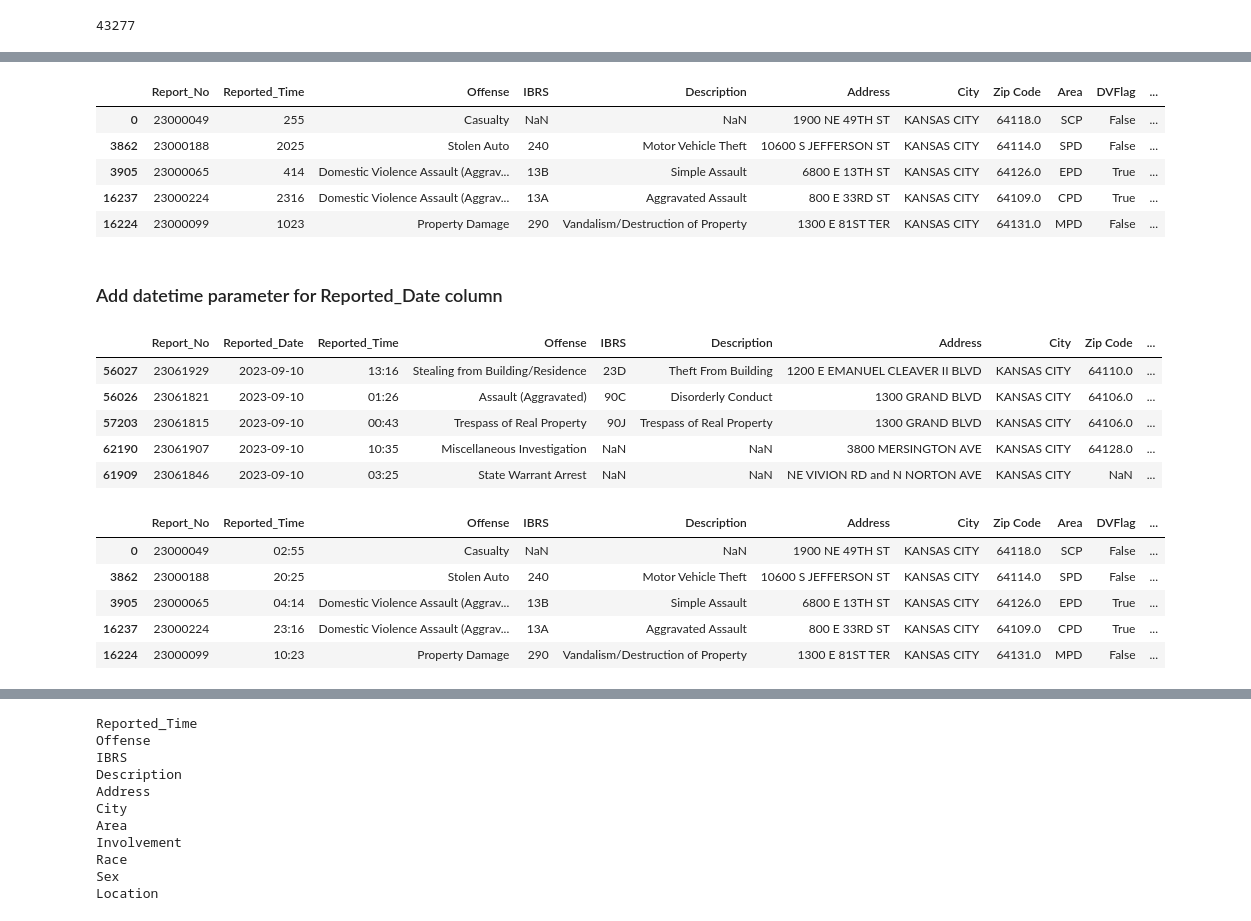
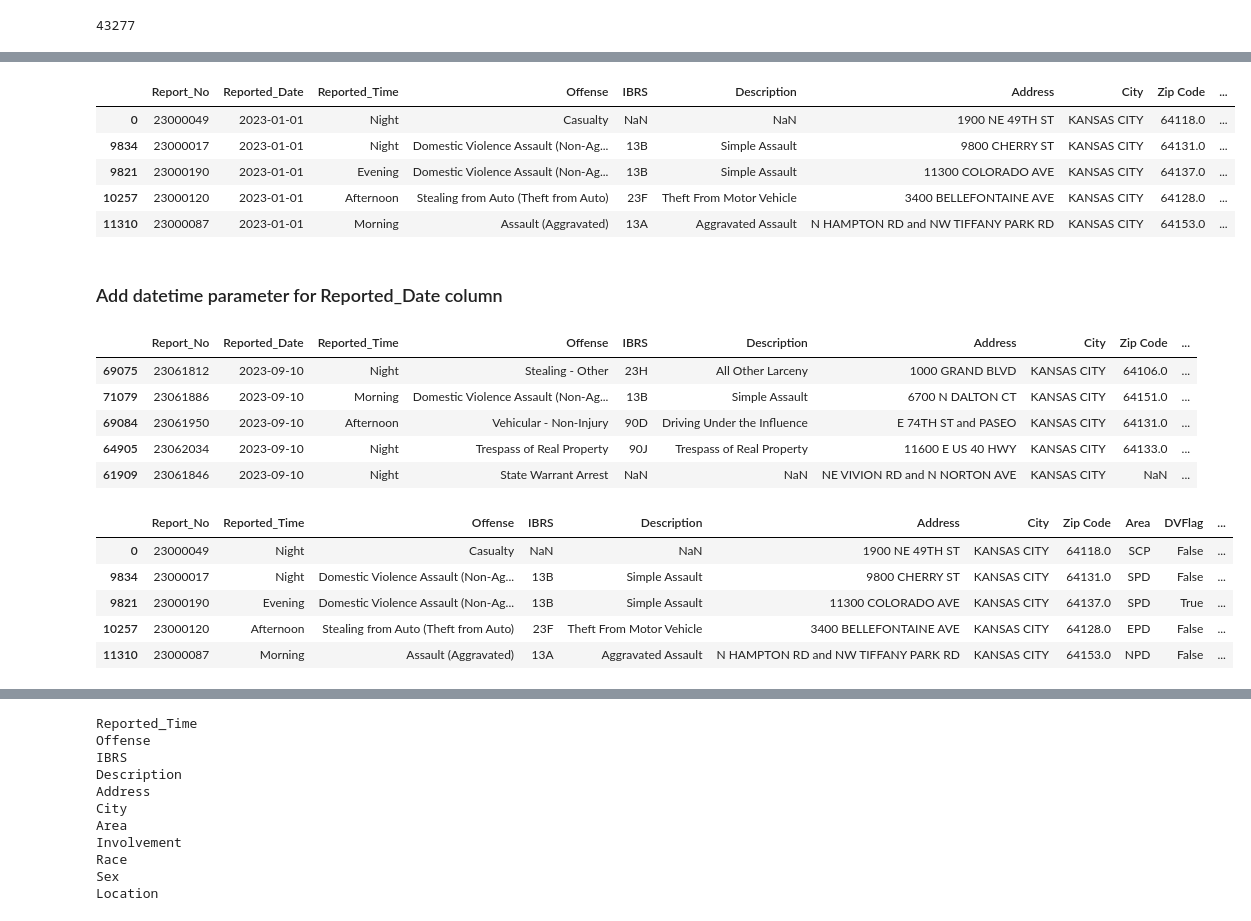
Before and after one commit to KU-Machine-Learning-Project-4/Project_4, a Jupyter notebook: Kansas_City_Crimes.ipynb, the cells around one changed output, grey strips where cells are left out. Cells and saved outputs as stored; diff of their text form; code cells hidden in the pictures.

```diff
--- a/Kansas_City_Crimes.ipynb
+++ b/Kansas_City_Crimes.ipynb
@@ -106,19 +92,26 @@ KC_crimes_tmp.head()
 # %%
 # Reported time is now an object. We are going to turn it into names before appying one hot encoding
 # Morning 5 am to 12 pm (noon)
 # Afternoon 12 pm to 5 pm.
 # Evening 5 pm to 9 pm.
 # Night 9 pm to 4 am.
 
-#KC_crimes_tmp["Reported_Time"] = KC_crimes_tmp.Reported_Time.apply(lambda x: int(x.replace(':','')))
+# First let's make it an int
+KC_crimes_tmp["Reported_Time"] = KC_crimes_tmp.Reported_Time.apply(lambda x: int(x.replace(':','')))
+
+
+KC_crimes_tmp["Reported_Time"] = KC_crimes_tmp.Reported_Time.apply(lambda x: "Morning" if (x > 500 and x <= 1159)
+                                                                        else "Afternoon" if (x > 1159 and x <= 1700)
+                                                                        else "Evening" if (x > 1700 and x <= 2100)
+                                                                        else "Night")
 KC_crimes_tmp.head()
 # %% [output]
-|  | Report_No | Reported_Time | Offense | IBRS | Description | Address | City | Zip Code | Area | DVFlag | ... |
-| 0 | 23000049 | 255 | Casualty | NaN | NaN | 1900 NE 49TH ST | KANSAS CITY | 64118.0 | SCP | False | ... |
-| 3862 | 23000188 | 2025 | Stolen Auto | 240 | Motor Vehicle Theft | 10600 S JEFFERSON ST | KANSAS CITY | 64114.0 | SPD | False | ... |
-| 3905 | 23000065 | 414 | Domestic Violence Assault (Aggrav... | 13B | Simple Assault | 6800 E 13TH ST | KANSAS CITY | 64126.0 | EPD | True | ... |
-| 16237 | 23000224 | 2316 | Domestic Violence Assault (Aggrav... | 13A | Aggravated Assault | 800 E 33RD ST | KANSAS CITY | 64109.0 | CPD | True | ... |
-| 16224 | 23000099 | 1023 | Property Damage | 290 | Vandalism/Destruction of Property | 1300 E 81ST TER | KANSAS CITY | 64131.0 | MPD | False | ... |
+|  | Report_No | Reported_Date | Reported_Time | Offense | IBRS | Description | Address | City | Zip Code | ... |
+| 0 | 23000049 | 2023-01-01 | Night | Casualty | NaN | NaN | 1900 NE 49TH ST | KANSAS CITY | 64118.0 | ... |
+| 9834 | 23000017 | 2023-01-01 | Night | Domestic Violence Assault (Non-Ag... | 13B | Simple Assault | 9800 CHERRY ST | KANSAS CITY | 64131.0 | ... |
+| 9821 | 23000190 | 2023-01-01 | Evening | Domestic Violence Assault (Non-Ag... | 13B | Simple Assault | 11300 COLORADO AVE | KANSAS CITY | 64137.0 | ... |
+| 10257 | 23000120 | 2023-01-01 | Afternoon | Stealing from Auto (Theft from Auto) | 23F | Theft From Motor Vehicle | 3400 BELLEFONTAINE AVE | KANSAS CITY | 64128.0 | ... |
+| 11310 | 23000087 | 2023-01-01 | Morning | Assault (Aggravated) | 13A | Aggravated Assault | N HAMPTON RD and NW TIFFANY PARK RD | KANSAS CITY | 64153.0 | ... |
 # %% [markdown]
 ### Add datetime parameter for Reported_Date column
 # %%
@@ -129,19 +122,19 @@ KC_crimes_tmp["crimeDay"] = KC_crimes_tmp.Reported_Date.dt.day
 KC_crimes_tmp.tail()
 # %% [output]
 |  | Report_No | Reported_Date | Reported_Time | Offense | IBRS | Description | Address | City | Zip Code | ... |
-| 56027 | 23061929 | 2023-09-10 | 13:16 | Stealing from Building/Residence | 23D | Theft From Building | 1200 E EMANUEL CLEAVER II BLVD | KANSAS CITY | 64110.0 | ... |
-| 56026 | 23061821 | 2023-09-10 | 01:26 | Assault (Aggravated) | 90C | Disorderly Conduct | 1300 GRAND BLVD | KANSAS CITY | 64106.0 | ... |
-| 57203 | 23061815 | 2023-09-10 | 00:43 | Trespass of Real Property | 90J | Trespass of Real Property | 1300 GRAND BLVD | KANSAS CITY | 64106.0 | ... |
-| 62190 | 23061907 | 2023-09-10 | 10:35 | Miscellaneous Investigation | NaN | NaN | 3800 MERSINGTON AVE | KANSAS CITY | 64128.0 | ... |
-| 61909 | 23061846 | 2023-09-10 | 03:25 | State Warrant Arrest | NaN | NaN | NE VIVION RD and N NORTON AVE | KANSAS CITY | NaN | ... |
+| 69075 | 23061812 | 2023-09-10 | Night | Stealing - Other | 23H | All Other Larceny | 1000 GRAND BLVD | KANSAS CITY | 64106.0 | ... |
+| 71079 | 23061886 | 2023-09-10 | Morning | Domestic Violence Assault (Non-Ag... | 13B | Simple Assault | 6700 N DALTON CT | KANSAS CITY | 64151.0 | ... |
+| 69084 | 23061950 | 2023-09-10 | Afternoon | Vehicular - Non-Injury | 90D | Driving Under the Influence | E 74TH ST and PASEO | KANSAS CITY | 64131.0 | ... |
+| 64905 | 23062034 | 2023-09-10 | Night | Trespass of Real Property | 90J | Trespass of Real Property | 11600 E US 40 HWY | KANSAS CITY | 64133.0 | ... |
+| 61909 | 23061846 | 2023-09-10 | Night | State Warrant Arrest | NaN | NaN | NE VIVION RD and N NORTON AVE | KANSAS CITY | NaN | ... |
 # %%
-# we can remove Reported_date column now that we have created a derived day, month and year column
+# we can remove Reported_date column now that we have created a derived day and month column
 KC_crimes_tmp.drop("Reported_Date", axis = 1, inplace=True )
 KC_crimes_tmp.head()
 # %% [output]
 |  | Report_No | Reported_Time | Offense | IBRS | Description | Address | City | Zip Code | Area | DVFlag | ... |
-| 0 | 23000049 | 02:55 | Casualty | NaN | NaN | 1900 NE 49TH ST | KANSAS CITY | 64118.0 | SCP | False | ... |
-| 3862 | 23000188 | 20:25 | Stolen Auto | 240 | Motor Vehicle Theft | 10600 S JEFFERSON ST | KANSAS CITY | 64114.0 | SPD | False | ... |
-| 3905 | 23000065 | 04:14 | Domestic Violence Assault (Aggrav... | 13B | Simple Assault | 6800 E 13TH ST | KANSAS CITY | 64126.0 | EPD | True | ... |
-| 16237 | 23000224 | 23:16 | Domestic Violence Assault (Aggrav... | 13A | Aggravated Assault | 800 E 33RD ST | KANSAS CITY | 64109.0 | CPD | True | ... |
-| 16224 | 23000099 | 10:23 | Property Damage | 290 | Vandalism/Destruction of Property | 1300 E 81ST TER | KANSAS CITY | 64131.0 | MPD | False | ... |
+| 0 | 23000049 | Night | Casualty | NaN | NaN | 1900 NE 49TH ST | KANSAS CITY | 64118.0 | SCP | False | ... |
+| 9834 | 23000017 | Night | Domestic Violence Assault (Non-Ag... | 13B | Simple Assault | 9800 CHERRY ST | KANSAS CITY | 64131.0 | SPD | False | ... |
+| 9821 | 23000190 | Evening | Domestic Violence Assault (Non-Ag... | 13B | Simple Assault | 11300 COLORADO AVE | KANSAS CITY | 64137.0 | SPD | True | ... |
+| 10257 | 23000120 | Afternoon | Stealing from Auto (Theft from Auto) | 23F | Theft From Motor Vehicle | 3400 BELLEFONTAINE AVE | KANSAS CITY | 64128.0 | EPD | False | ... |
+| 11310 | 23000087 | Morning | Assault (Aggravated) | 13A | Aggravated Assault | N HAMPTON RD and NW TIFFANY PARK RD | KANSAS CITY | 64153.0 | NPD | False | ... |
```
Also changed, not shown: parts of 11 cells of this notebook.
